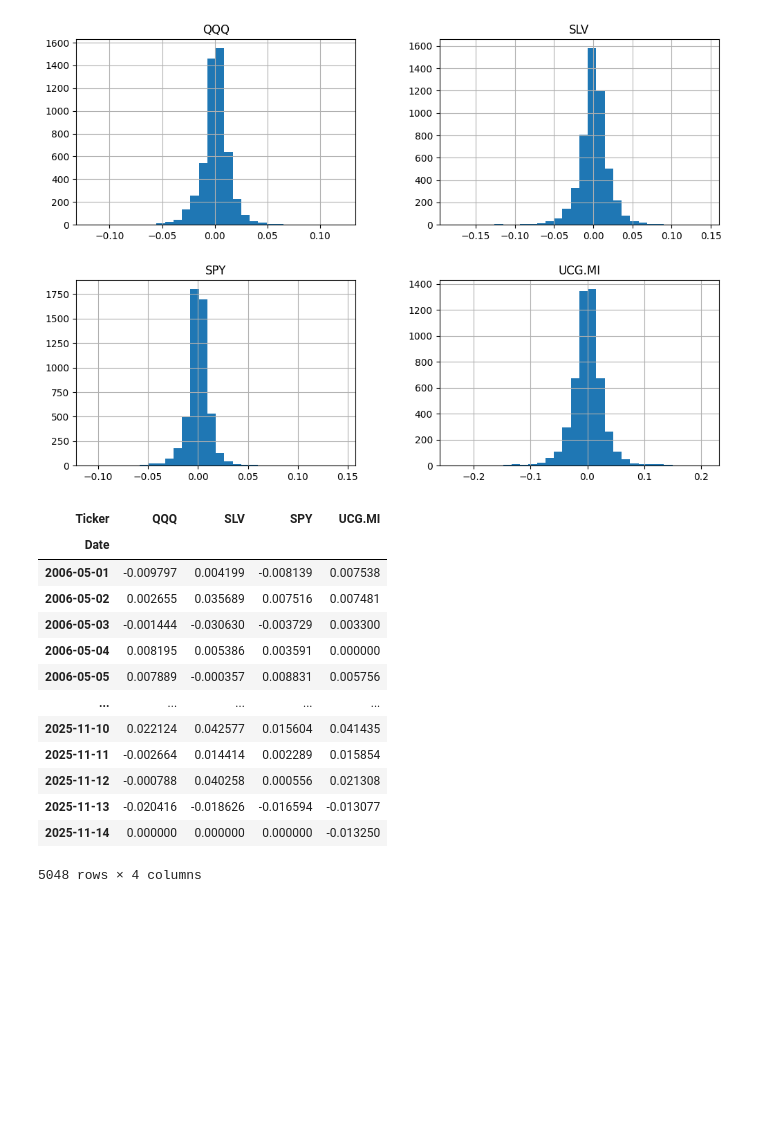
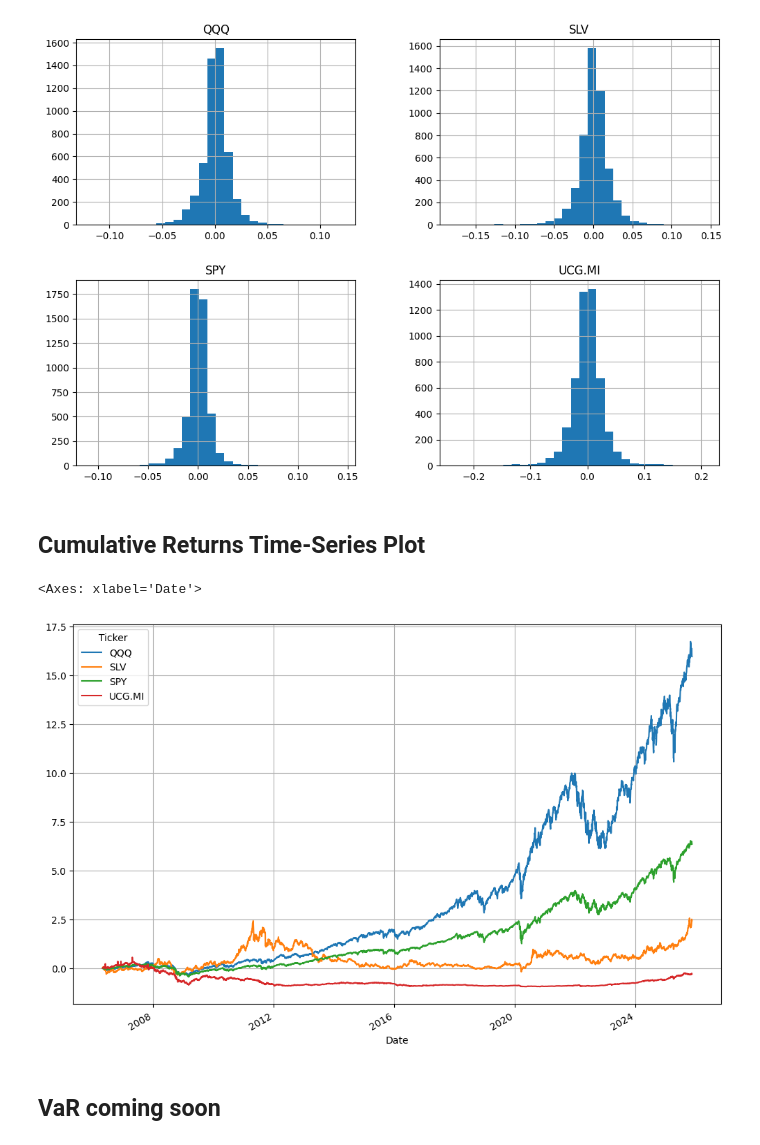
Before and after one commit to Geokaragiann/portfolio-evaluation, a Jupyter notebook: src/main.ipynb, the cells around one changed output. Cells and saved outputs as stored; diff of their text form; code cells hidden in the pictures; blank space fills up the shorter version.

Commit message:
Cumulative returns time series plot and minor tweaks

```diff
--- a/src/main.ipynb
+++ b/src/main.ipynb
@@ -239,20 +234,18 @@ array([[<Axes: title={'center': 'QQQ'}>, <Axes: title={'center': 'SLV'}>],
        [<Axes: title={'center': 'SPY'}>,
         <Axes: title={'center': 'UCG.MI'}>]], dtype=object)
 [figure]
-# %%
-daily_returns
-# %% [output]
-| Ticker | QQQ | SLV | SPY | UCG.MI |
-| Date |  |  |  |  |
-| 2006-05-01 | -0.009797 | 0.004199 | -0.008139 | 0.007538 |
-| 2006-05-02 | 0.002655 | 0.035689 | 0.007516 | 0.007481 |
-| 2006-05-03 | -0.001444 | -0.030630 | -0.003729 | 0.003300 |
-| 2006-05-04 | 0.008195 | 0.005386 | 0.003591 | 0.000000 |
-| 2006-05-05 | 0.007889 | -0.000357 | 0.008831 | 0.005756 |
-| ... | ... | ... | ... | ... |
-| 2025-11-10 | 0.022124 | 0.042577 | 0.015604 | 0.041435 |
-| 2025-11-11 | -0.002664 | 0.014414 | 0.002289 | 0.015854 |
-| 2025-11-12 | -0.000788 | 0.040258 | 0.000556 | 0.021308 |
-| 2025-11-13 | -0.020416 | -0.018626 | -0.016594 | -0.013077 |
-| 2025-11-14 | 0.000000 | 0.000000 | 0.000000 | -0.013250 |
-5048 rows × 4 columns
+# %% [markdown]
+## Cumulative Returns Time-Series Plot
+# %%
+# We will turn our data to weekly for the graph to look smoother.
+
+weekly_prices = daily_prices.resample('W').last()
+weekly_returns = weekly_prices.pct_change().dropna()
+cumul_prod_weekly = (1 + daily_returns).cumprod() - 1
+# %%
+cumul_prod_weekly.plot(figsize=(12,8), grid=True)
+# %% [output]
+<Axes: xlabel='Date'>
+[figure, added]
+# %% [markdown]
+## VaR coming soon
```
Also changed, not shown: parts of 9 cells of this notebook, 1 other file.
